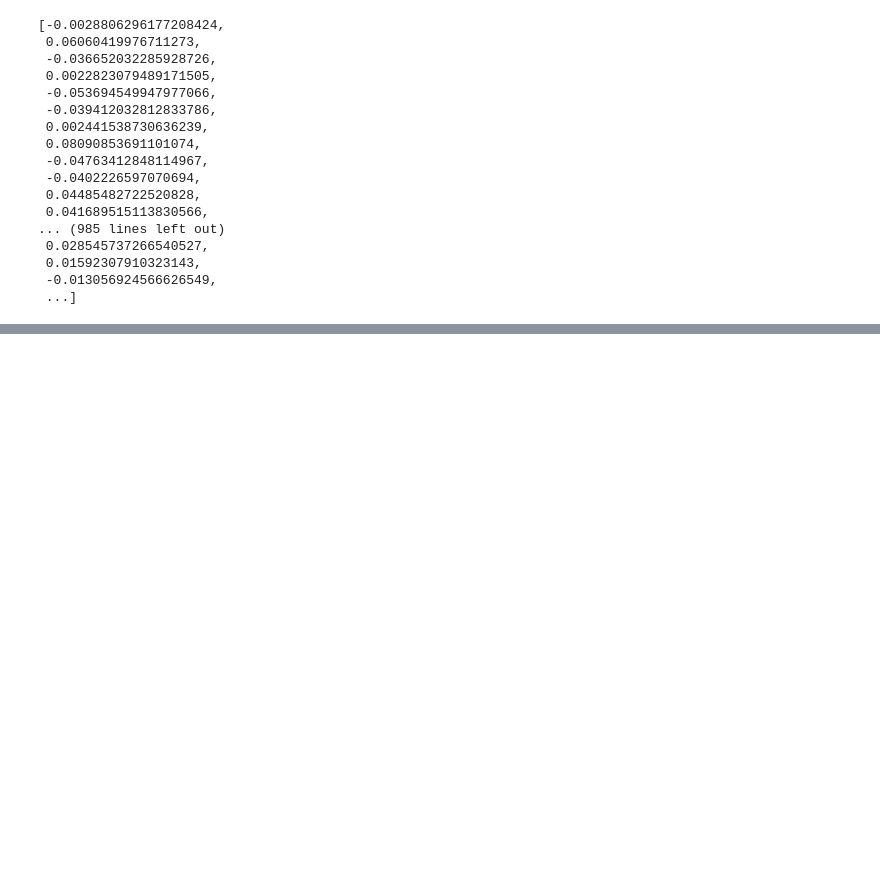
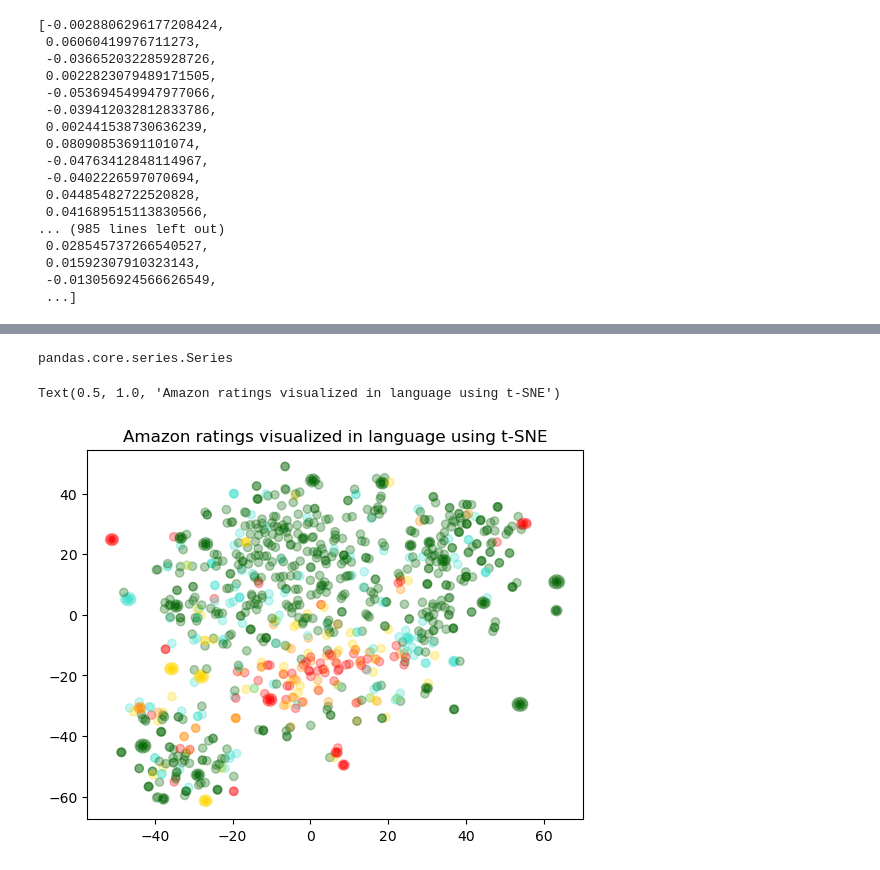
Before and after one commit to wenhao/ai-quickstart, a Jupyter notebook: embedding.ipynb, the cells around one changed output, grey strips where cells are left out. Drawn from its saved outputs; the diff is of its cells as text; code cells hidden in the pictures; blank space fills up the shorter version.

Commit message:
[feat] embedding.

```diff
--- a/embedding.ipynb
+++ b/embedding.ipynb
@@ -88,0 +154,4 @@ df_embedding = pd.read_csv(embedding_datapath)
+# %%
+type(df_embedded["embedding_vec"])
+# %% [output]
+pandas.core.series.Series
@@ -88,0 +162,18 @@ df_embedding = pd.read_csv(embedding_datapath)
+# %%
+tsne = TSNE(n_components=2, perplexity=15, random_state=42, init='random', learning_rate=200)
+# %%
+vis_dims = tsne.fit_transform(matrix)
+# %%
+colors = ['red', 'darkorange', 'gold', 'turquoise', 'darkgreen']
+# %%
+x = [x for x, y in vis_dims]
+y = [y for x, y in vis_dims]
+color_indices = df_embedded.Score.values - 1
+assert len(vis_dims) == len(df_embedded.Score.values)
+# %%
+colormap = matplotlib.colors.ListedColormap(colors)
+plt.scatter(x, y, c=color_indices, cmap=colormap, alpha=0.3)
+plt.title("Amazon ratings visualized in language using t-SNE")
+# %% [output]
+Text(0.5, 1.0, 'Amazon ratings visualized in language using t-SNE')
+[figure, added]
```
Also changed, not shown: parts of 24 cells of this notebook, 2 other files.
